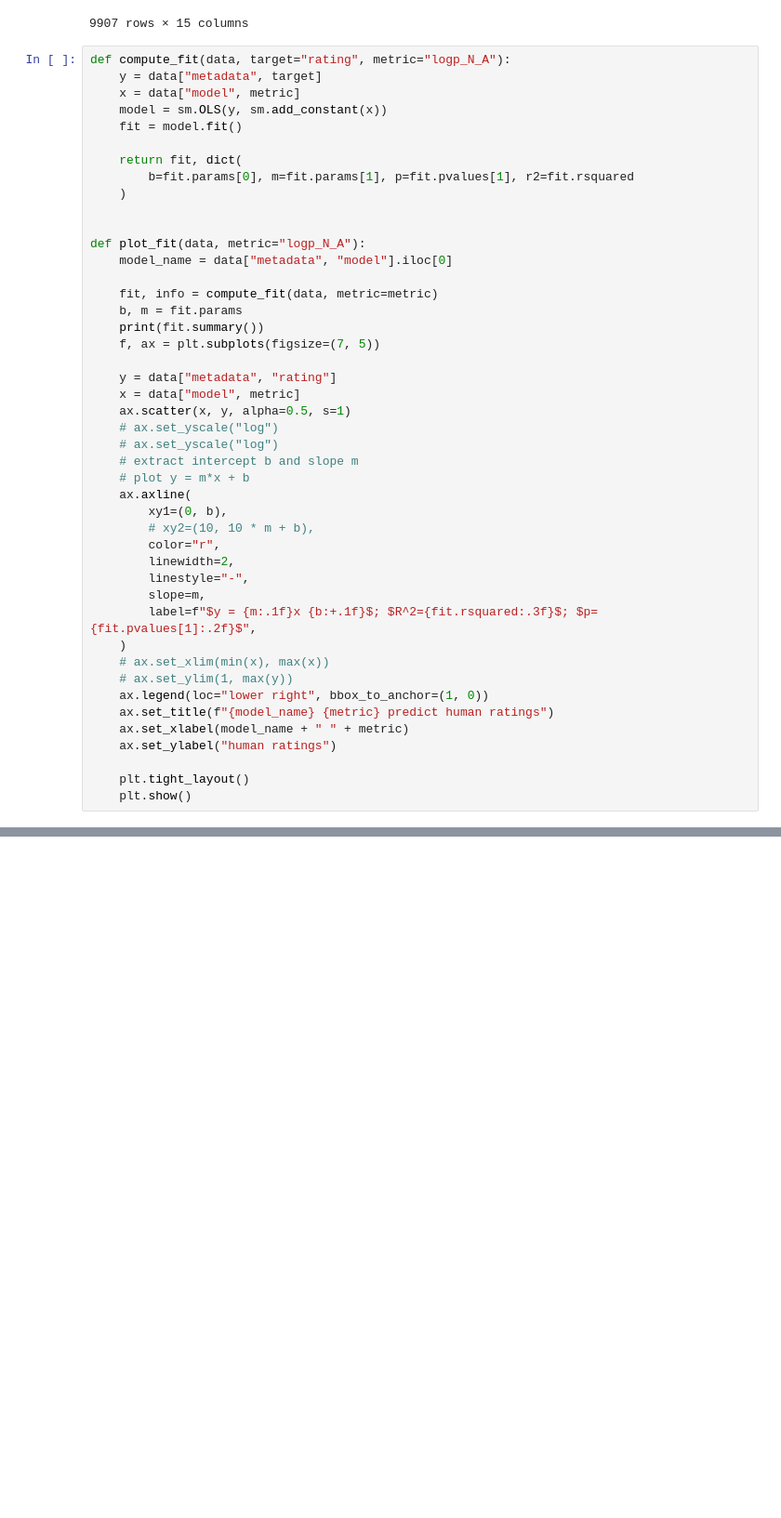
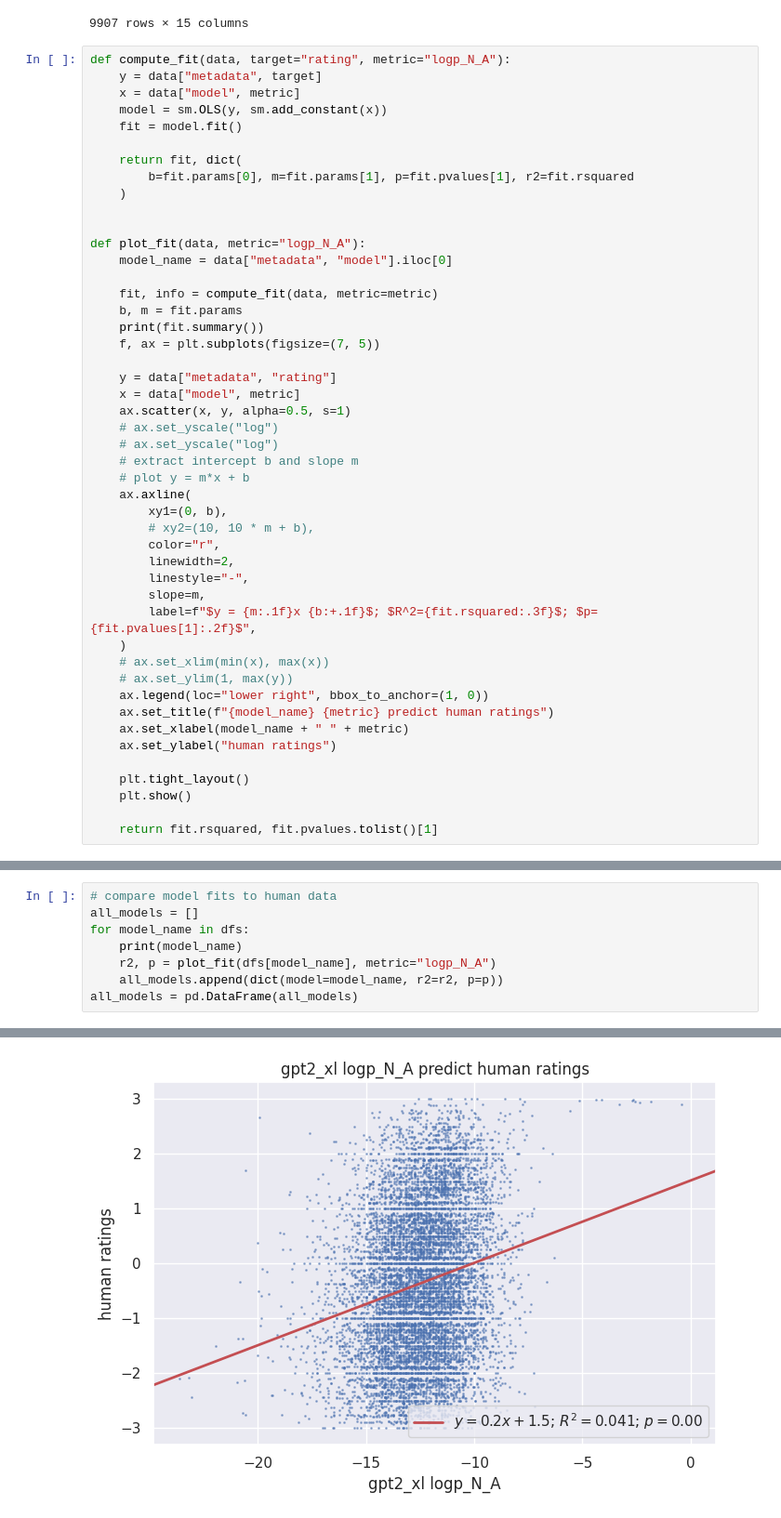
Before and after one commit to roccoflint/composlang_ud, a Jupyter notebook: notebooks/figure-4-llm-human-data.ipynb, the cells around one changed output, grey strips where cells are left out. Shown at 93% size. Saved outputs shown, nothing was run; the diff lists cells and outputs as text; blank space fills up the shorter version.

```diff
--- a/notebooks/figure-4-llm-human-data.ipynb
+++ b/notebooks/figure-4-llm-human-data.ipynb
@@ -254,6 +283,8 @@ def plot_fit(data, metric="logp_N_A"):
 
     plt.tight_layout()
     plt.show()
+
+    return fit.rsquared, fit.pvalues.tolist()[1]
 # %%
 plot_fit(llm_agg, metric="pmi")
 # %% [output]
@@ -370,0 +446,9 @@ sns.jointplot(
+# %%
+# compare model fits to human data
+all_models = []
+for model_name in dfs:
+    print(model_name)
+    r2, p = plot_fit(dfs[model_name], metric="logp_N_A")
+    all_models.append(dict(model=model_name, r2=r2, p=p))
+all_models = pd.DataFrame(all_models)
+# %% [output]
@@ -370,0 +472 @@ sns.jointplot(
+[figure, added]
```
Also changed, not shown: parts of 10 cells of this notebook, 2 other files.
